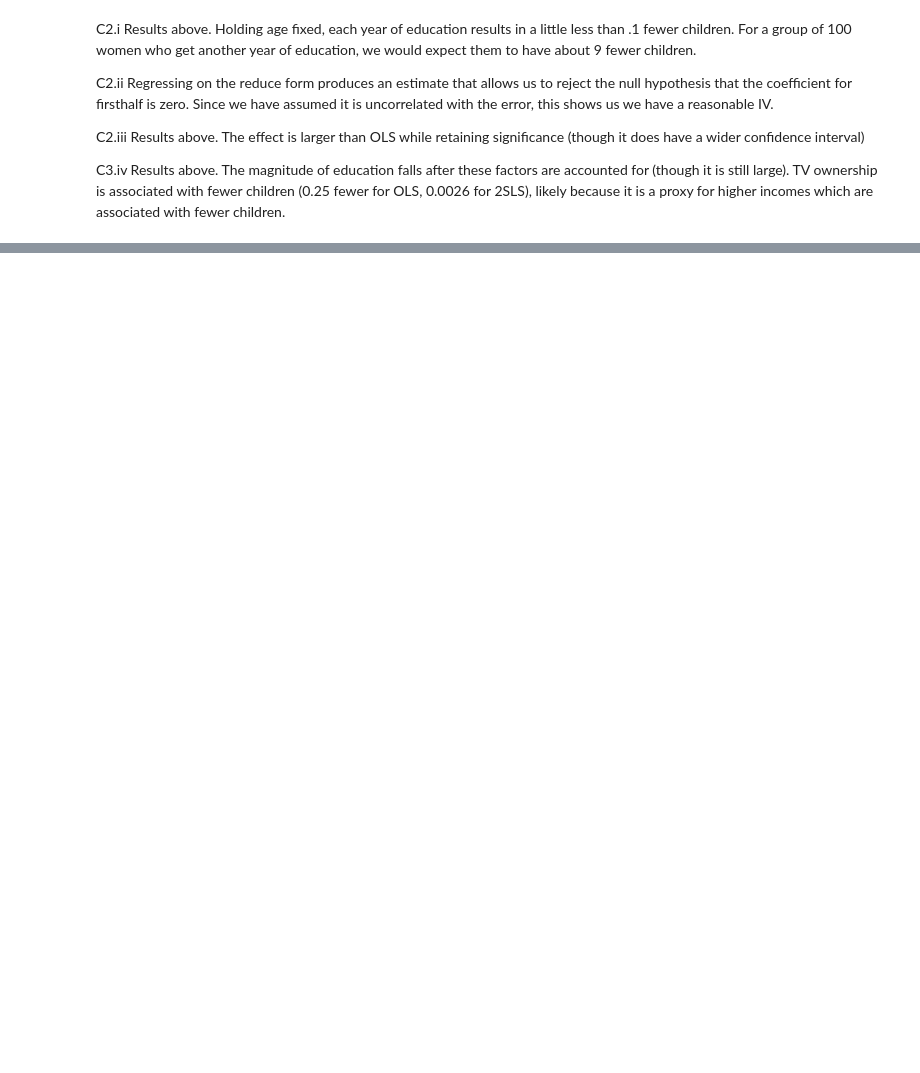
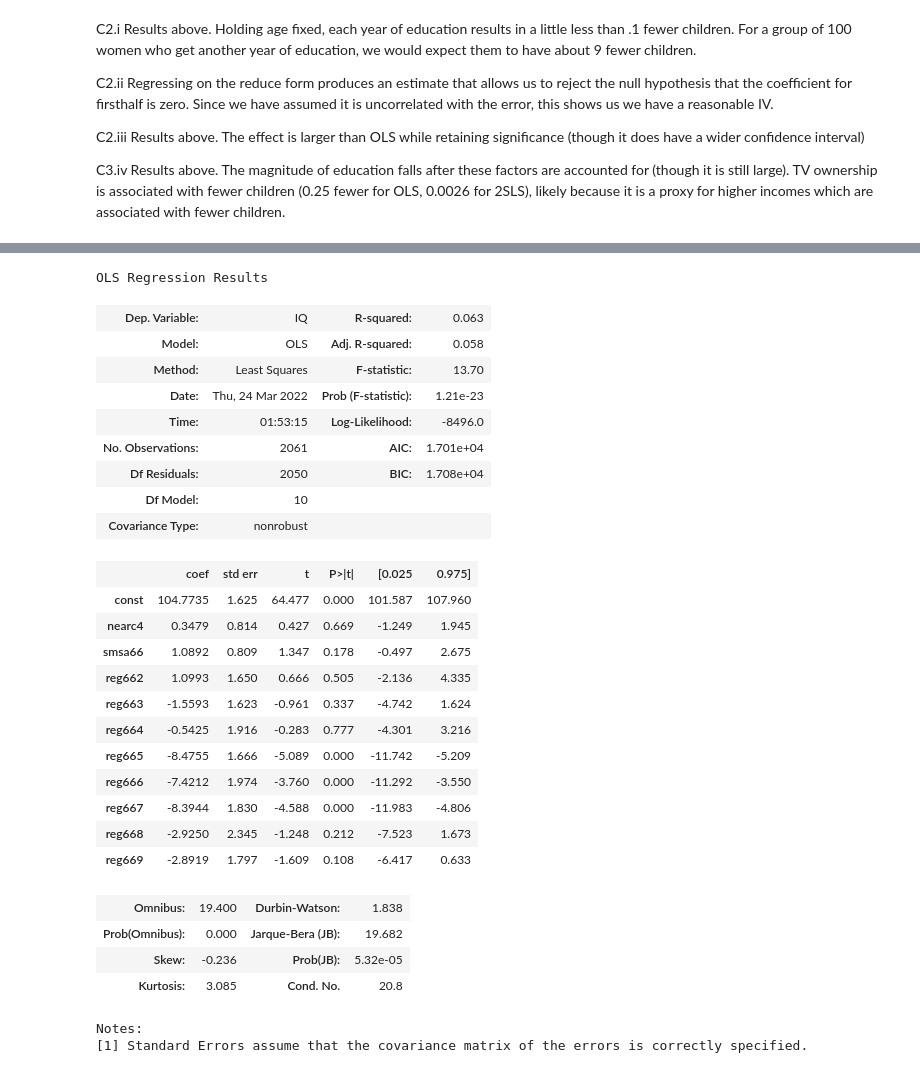
Before and after one commit to systemchalk/wooldridge_workbook, a Jupyter notebook: ch15.ipynb, the cells around one changed output, grey strips where cells are left out. Drawn from its saved outputs; the diff is of its cells as text; code cells hidden in the pictures; blank space fills up the shorter version.

```diff
--- a/ch15.ipynb
+++ b/ch15.ipynb
@@ -293,3 +293,7 @@ C2.iii Results above. The effect is larger than OLS while retaining significance
 C3.iv Results above. The magnitude of education falls after these factors are accounted for (though it is still large). TV ownership is associated with fewer children (0.25 fewer for OLS, 0.0026 for 2SLS), likely because it is a proxy for higher incomes which are associated with fewer children.
 # %%
 # Exercise 3
+card = pd.read_stata("./stata/CARD.DTA")
+X = sm.add_constant(card[["nearc4"]])
+model = sm.OLS(card.IQ, X, missing="drop").fit()
+model.summary()
@@ -295,0 +320,34 @@ C3.iv Results above. The magnitude of education falls after these factors are ac
+# %%
+X = sm.add_constant(card[["nearc4", "smsa66", "reg662", "reg663", "reg664",
+                          "reg665", "reg666", "reg667", "reg668", "reg669"]])
+model = sm.OLS(card.IQ, X, missing="drop").fit()
+model.summary()
+# %% [output]
+OLS Regression Results
+| Dep. Variable: | IQ | R-squared: | 0.063 |
+| Model: | OLS | Adj. R-squared: | 0.058 |
+| Method: | Least Squares | F-statistic: | 13.70 |
+| Date: | Thu, 24 Mar 2022 | Prob (F-statistic): | 1.21e-23 |
+| Time: | 01:53:15 | Log-Likelihood: | -8496.0 |
+| No. Observations: | 2061 | AIC: | 1.701e+04 |
+| Df Residuals: | 2050 | BIC: | 1.708e+04 |
+| Df Model: | 10 |  |  |
+| Covariance Type: | nonrobust |  |  |
+|  | coef | std err | t | P>|t| | [0.025 | 0.975] |
+| const | 104.7735 | 1.625 | 64.477 | 0.000 | 101.587 | 107.960 |
+| nearc4 | 0.3479 | 0.814 | 0.427 | 0.669 | -1.249 | 1.945 |
+| smsa66 | 1.0892 | 0.809 | 1.347 | 0.178 | -0.497 | 2.675 |
+| reg662 | 1.0993 | 1.650 | 0.666 | 0.505 | -2.136 | 4.335 |
+| reg663 | -1.5593 | 1.623 | -0.961 | 0.337 | -4.742 | 1.624 |
+| reg664 | -0.5425 | 1.916 | -0.283 | 0.777 | -4.301 | 3.216 |
+| reg665 | -8.4755 | 1.666 | -5.089 | 0.000 | -11.742 | -5.209 |
+| reg666 | -7.4212 | 1.974 | -3.760 | 0.000 | -11.292 | -3.550 |
+| reg667 | -8.3944 | 1.830 | -4.588 | 0.000 | -11.983 | -4.806 |
+| reg668 | -2.9250 | 2.345 | -1.248 | 0.212 | -7.523 | 1.673 |
+| reg669 | -2.8919 | 1.797 | -1.609 | 0.108 | -6.417 | 0.633 |
+| Omnibus: | 19.400 | Durbin-Watson: | 1.838 |
+| Prob(Omnibus): | 0.000 | Jarque-Bera (JB): | 19.682 |
+| Skew: | -0.236 | Prob(JB): | 5.32e-05 |
+| Kurtosis: | 3.085 | Cond. No. | 20.8 |
+Notes:
+[1] Standard Errors assume that the covariance matrix of the errors is correctly specified.
```
Also changed, not shown: parts of 17 cells of this notebook.
